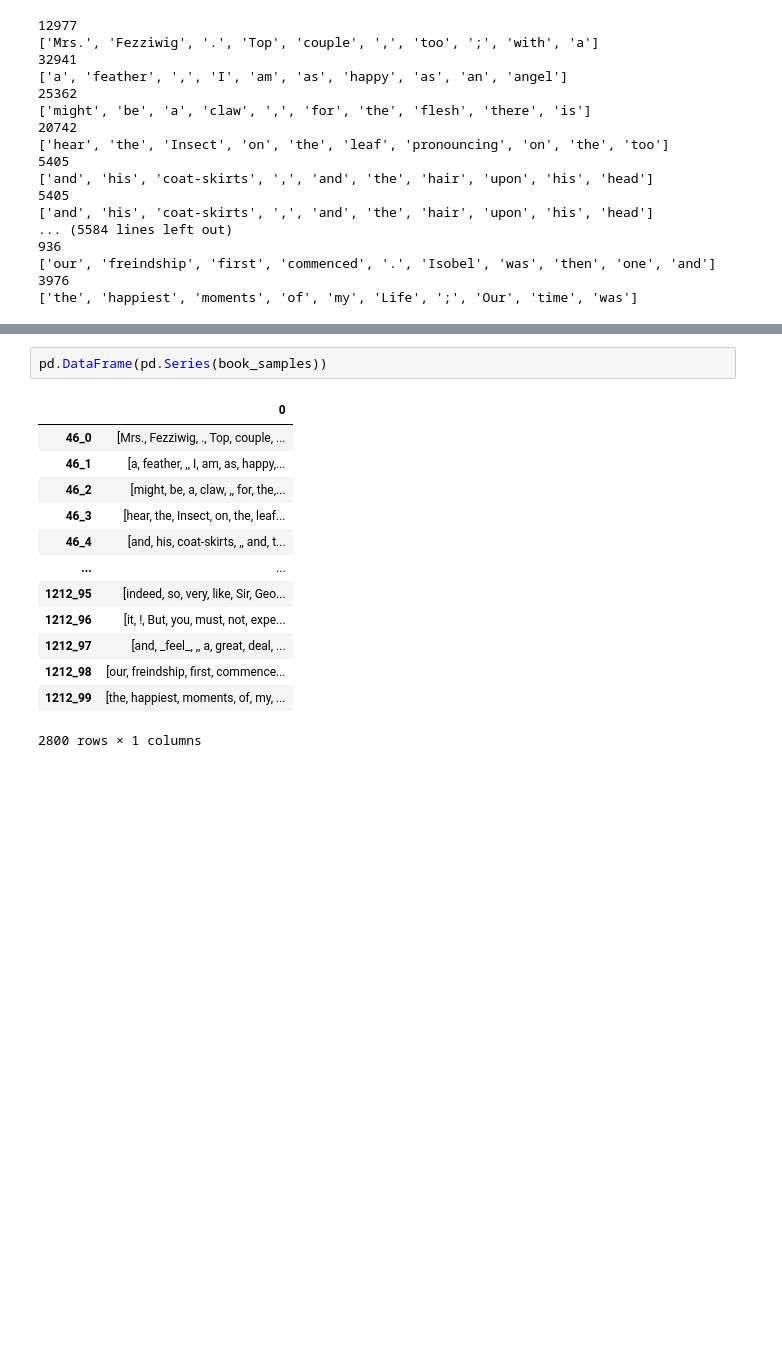
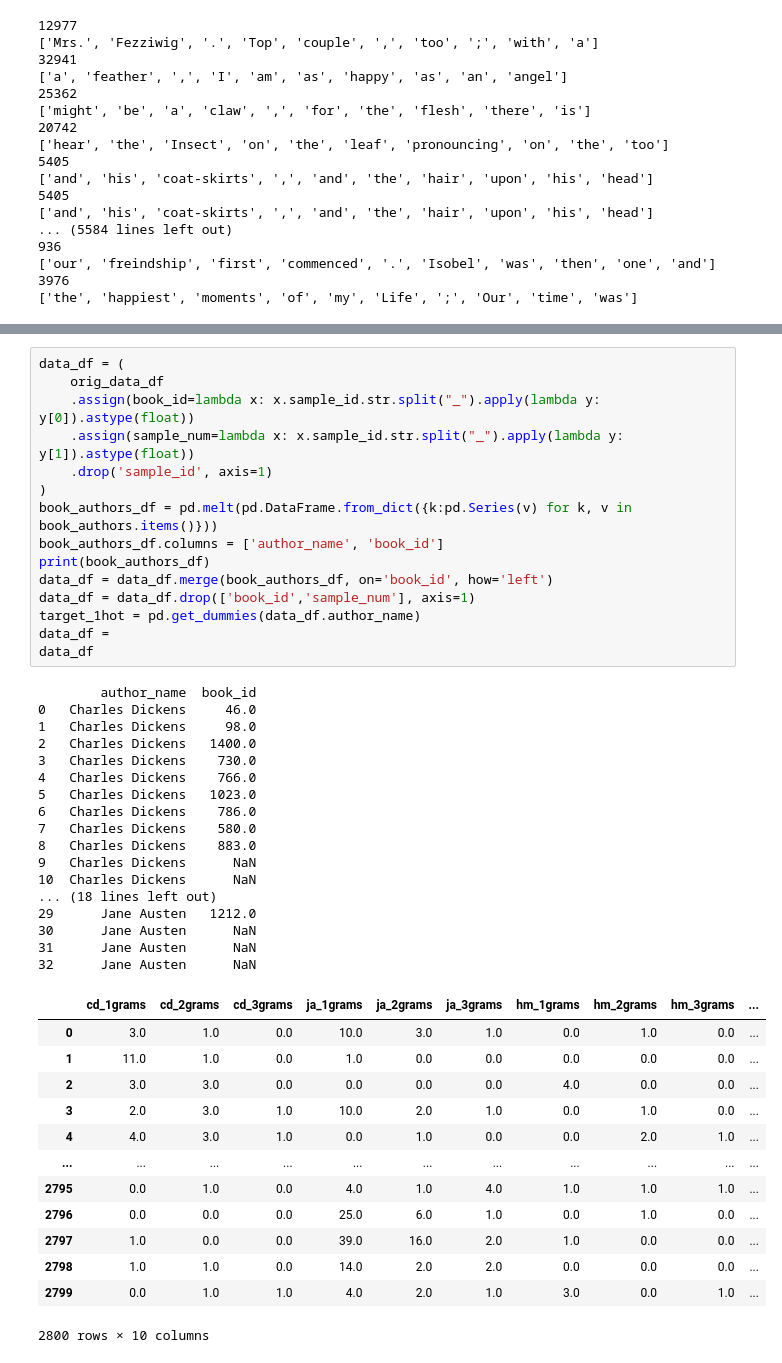
Before and after one commit to accuracy-eminent/writing_style_detection, a Jupyter notebook: ml.ipynb, the cells around one changed output, grey strips where cells are left out. Saved outputs shown, nothing was run; the diff lists cells and outputs as text; blank space fills up the shorter version.

```diff
--- a/ml.ipynb
+++ b/ml.ipynb
@@ -139,16 +144,46 @@ pd.DataFrame(data_dict).T
-# %%
-pd.DataFrame(pd.Series(book_samples))
-# %% [output]
-|  | 0 |
-| 46_0 | [Mrs., Fezziwig, ., Top, couple, ... |
-| 46_1 | [a, feather, ,, I, am, as, happy,... |
-| 46_2 | [might, be, a, claw, ,, for, the,... |
-| 46_3 | [hear, the, Insect, on, the, leaf... |
-| 46_4 | [and, his, coat-skirts, ,, and, t... |
-| ... | ... |
-| 1212_95 | [indeed, so, very, like, Sir, Geo... |
-| 1212_96 | [it, !, But, you, must, not, expe... |
-| 1212_97 | [and, _feel_, ,, a, great, deal, ... |
-| 1212_98 | [our, freindship, first, commence... |
-| 1212_99 | [the, happiest, moments, of, my, ... |
-2800 rows × 1 columns
+# %%
+data_df = (
+    orig_data_df
+    .assign(book_id=lambda x: x.sample_id.str.split("_").apply(lambda y: y[0]).astype(float))
+    .assign(sample_num=lambda x: x.sample_id.str.split("_").apply(lambda y: y[1]).astype(float))
+    .drop('sample_id', axis=1)
+)
+book_authors_df = pd.melt(pd.DataFrame.from_dict({k:pd.Series(v) for k, v in book_authors.items()}))
+book_authors_df.columns = ['author_name', 'book_id']
+print(book_authors_df)
+data_df = data_df.merge(book_authors_df, on='book_id', how='left')
+data_df = data_df.drop(['book_id','sample_num'], axis=1)
+target_1hot = pd.get_dummies(data_df.author_name)
+data_df =
+data_df
+# %% [output]
+        author_name  book_id
+0   Charles Dickens     46.0
+1   Charles Dickens     98.0
+2   Charles Dickens   1400.0
+3   Charles Dickens    730.0
+4   Charles Dickens    766.0
+5   Charles Dickens   1023.0
+6   Charles Dickens    786.0
+7   Charles Dickens    580.0
+8   Charles Dickens    883.0
+9   Charles Dickens      NaN
+10  Charles Dickens      NaN
+... (18 lines left out)
+29      Jane Austen   1212.0
+30      Jane Austen      NaN
+31      Jane Austen      NaN
+32      Jane Austen      NaN
+|  | cd_1grams | cd_2grams | cd_3grams | ja_1grams | ja_2grams | ja_3grams | hm_1grams | hm_2grams | hm_3grams | ... |
+| 0 | 3.0 | 1.0 | 0.0 | 10.0 | 3.0 | 1.0 | 0.0 | 1.0 | 0.0 | ... |
+| 1 | 11.0 | 1.0 | 0.0 | 1.0 | 0.0 | 0.0 | 0.0 | 0.0 | 0.0 | ... |
+| 2 | 3.0 | 3.0 | 0.0 | 0.0 | 0.0 | 0.0 | 4.0 | 0.0 | 0.0 | ... |
+| 3 | 2.0 | 3.0 | 1.0 | 10.0 | 2.0 | 1.0 | 0.0 | 1.0 | 0.0 | ... |
+| 4 | 4.0 | 3.0 | 1.0 | 0.0 | 1.0 | 0.0 | 0.0 | 2.0 | 1.0 | ... |
+| ... | ... | ... | ... | ... | ... | ... | ... | ... | ... | ... |
+| 2795 | 0.0 | 1.0 | 0.0 | 4.0 | 1.0 | 4.0 | 1.0 | 1.0 | 1.0 | ... |
+| 2796 | 0.0 | 0.0 | 0.0 | 25.0 | 6.0 | 1.0 | 0.0 | 1.0 | 0.0 | ... |
+| 2797 | 1.0 | 0.0 | 0.0 | 39.0 | 16.0 | 2.0 | 1.0 | 0.0 | 0.0 | ... |
+| 2798 | 1.0 | 1.0 | 0.0 | 14.0 | 2.0 | 2.0 | 0.0 | 0.0 | 0.0 | ... |
+| 2799 | 0.0 | 1.0 | 1.0 | 4.0 | 2.0 | 1.0 | 3.0 | 0.0 | 1.0 | ... |
+2800 rows × 10 columns
```
Also changed, not shown: parts of 3 cells of this notebook.
